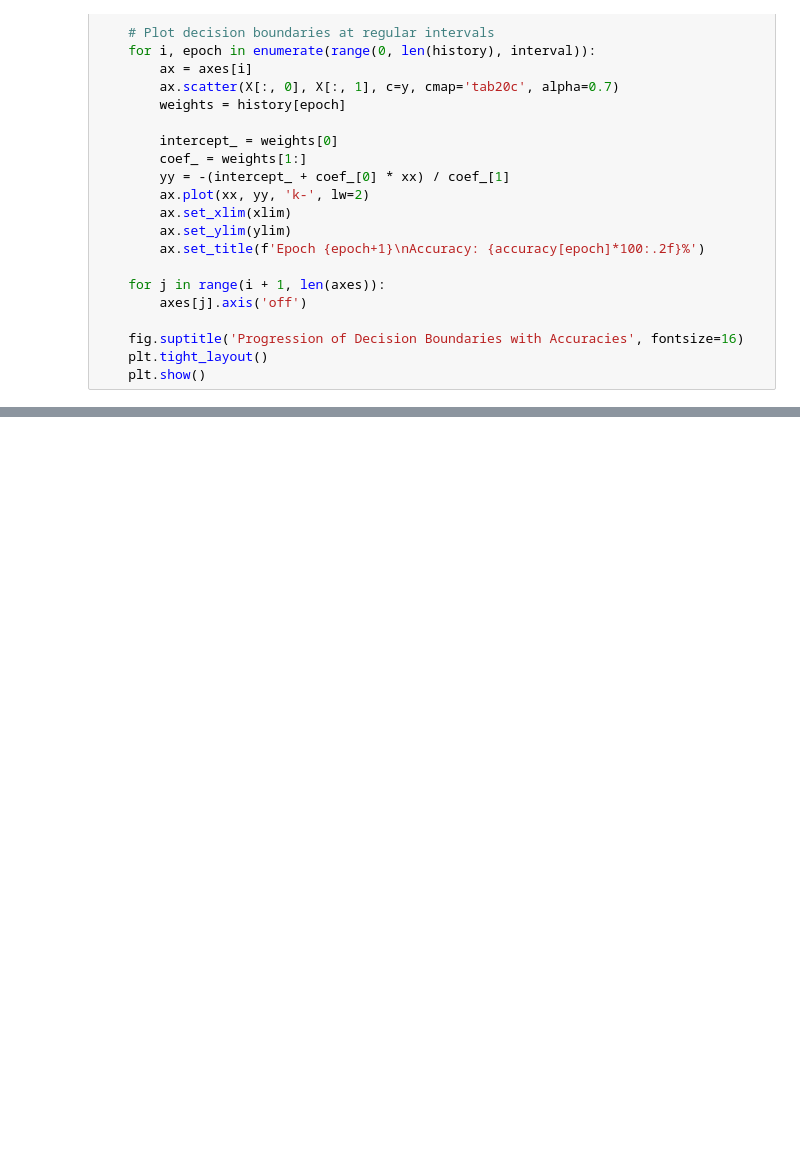
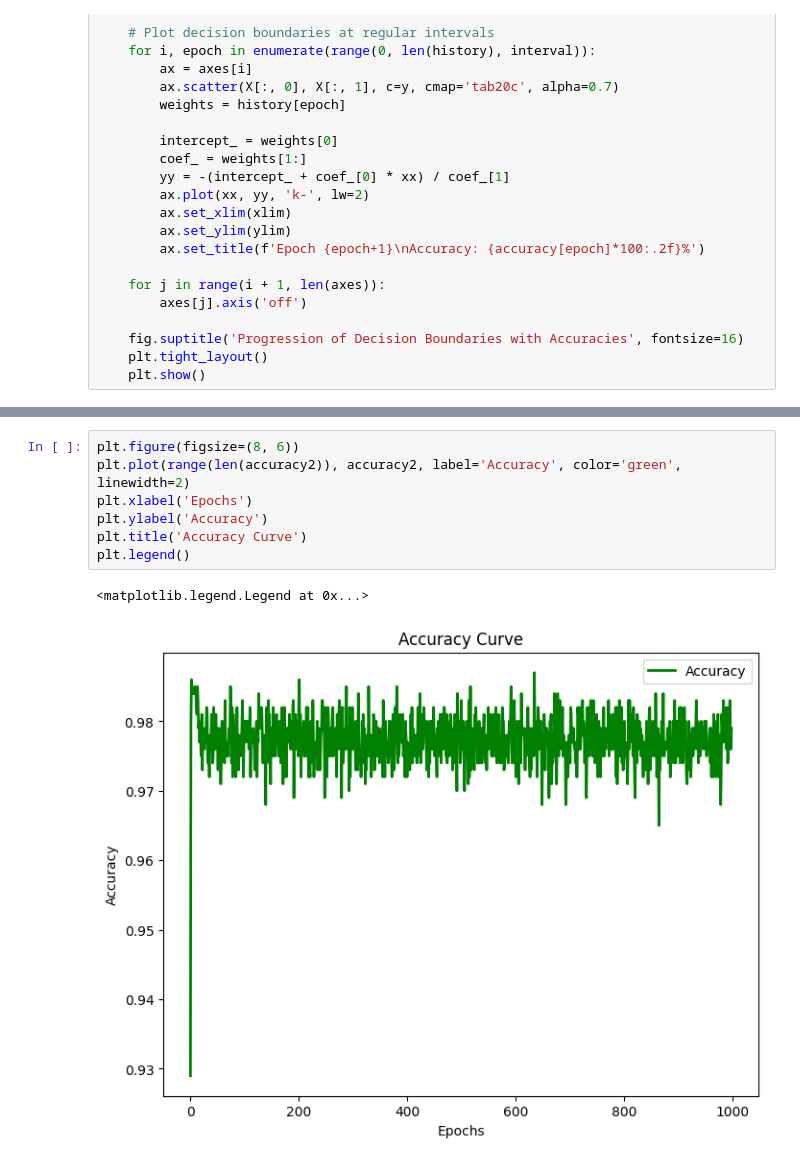
Before and after one commit to adhi1911/ML-Learnings, a Jupyter notebook: DL/perceptron.ipynb, the cells around one changed output, grey strips where cells are left out. Saved outputs shown, nothing was run; the diff lists cells and outputs as text; blank space fills up the shorter version.

```diff
--- a/DL/perceptron.ipynb
+++ b/DL/perceptron.ipynb
@@ -104,0 +194,10 @@ plt.show()
+# %%
+plt.figure(figsize=(8, 6))
+plt.plot(range(len(accuracy2)), accuracy2, label='Accuracy', color='green', linewidth=2)
+plt.xlabel('Epochs')
+plt.ylabel('Accuracy')
+plt.title('Accuracy Curve')
+plt.legend()
+# %% [output]
+<matplotlib.legend.Legend at 0x...>
+[figure, added]
```
Also changed, not shown: parts of 10 cells of this notebook.
